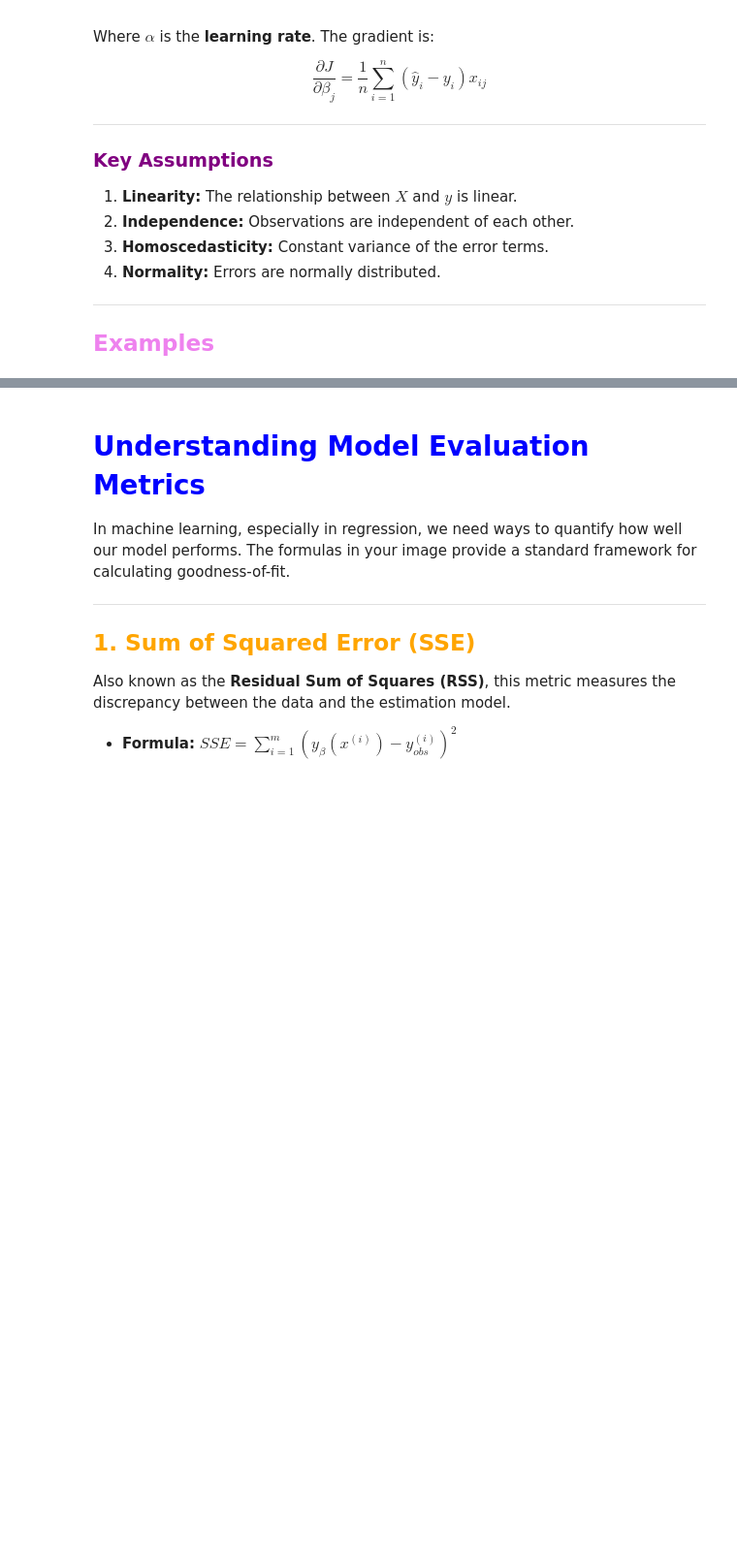
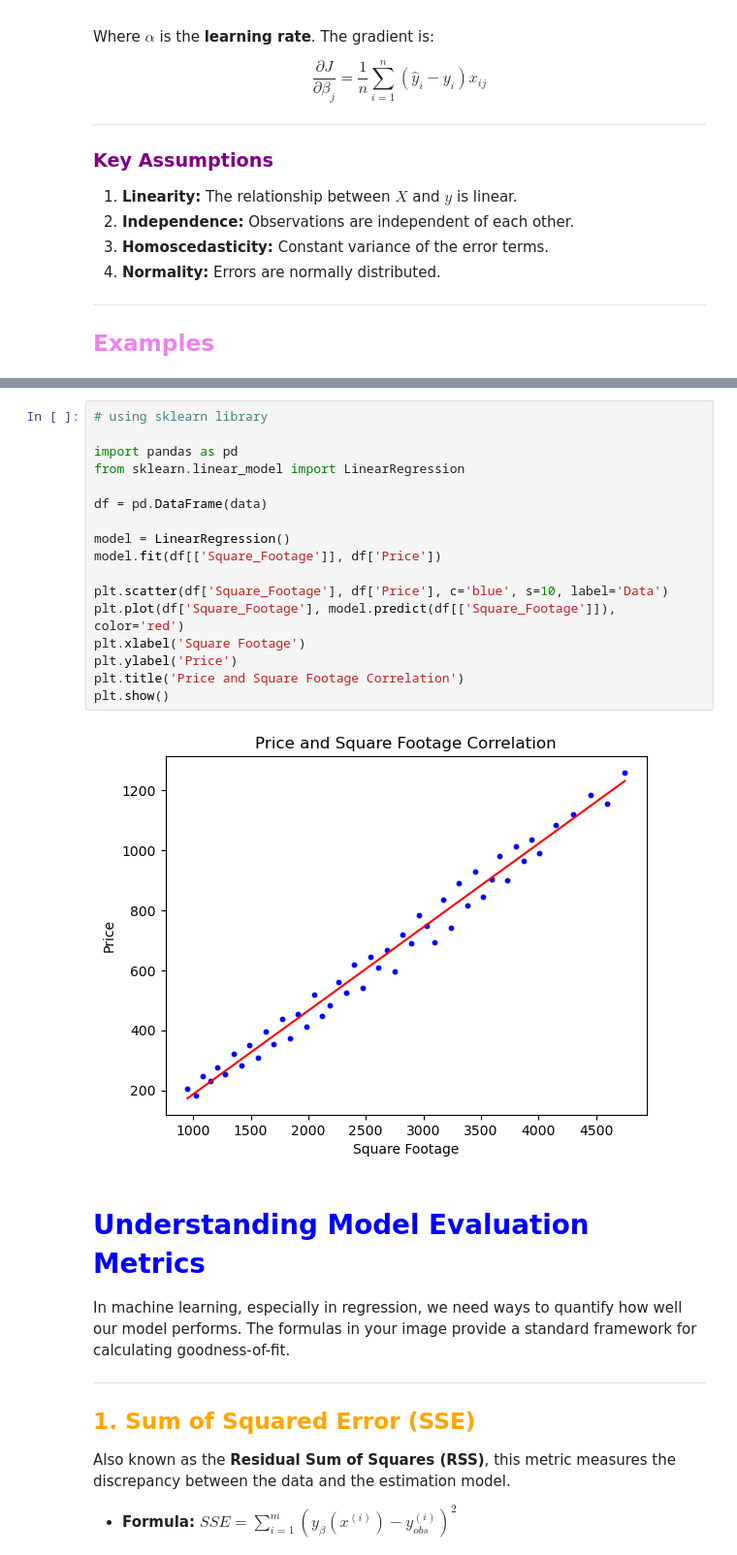
Before and after one commit to bdixit25/DataScience_Courses, a Jupyter notebook: Course_5_Machine_Learning/Module_1.ipynb, the cells around one changed output, grey strips where cells are left out. Shown at 97% size. Cells and saved outputs as stored; diff of their text form; blank space fills up the shorter version.

```diff
--- a/Course_5_Machine_Learning/Module_1.ipynb
+++ b/Course_5_Machine_Learning/Module_1.ipynb
@@ -381,3 +436,22 @@ $$\frac{\partial J}{\partial \beta_j} = \frac{1}{n} \sum_{i=1}^{n} (\hat{y}_i -
+# %%
+# using sklearn library
+
+import pandas as pd
+from sklearn.linear_model import LinearRegression
+
+df = pd.DataFrame(data)
+
+model = LinearRegression()
+model.fit(df[['Square_Footage']], df['Price'])
+
+plt.scatter(df['Square_Footage'], df['Price'], c='blue', s=10, label='Data')
+plt.plot(df['Square_Footage'], model.predict(df[['Square_Footage']]), color='red')
+plt.xlabel('Square Footage')
+plt.ylabel('Price')
+plt.title('Price and Square Footage Correlation')
+plt.show()
+# %% [output]
+[figure, added]
 # %% [markdown]
 # <font color='blue'> Understanding Model Evaluation Metrics </font>
 
```
Also changed, not shown: parts of 1 cell of this notebook.
